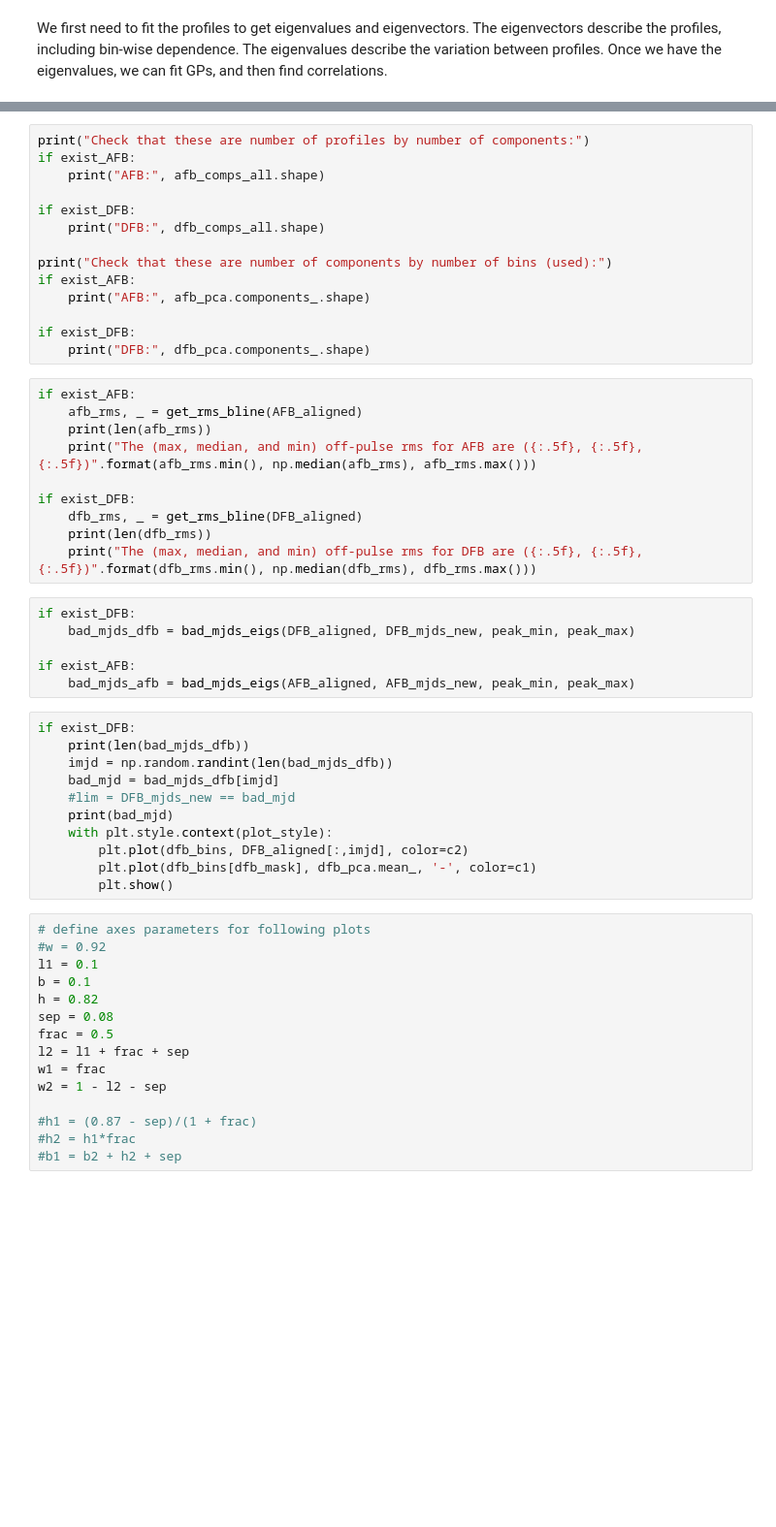
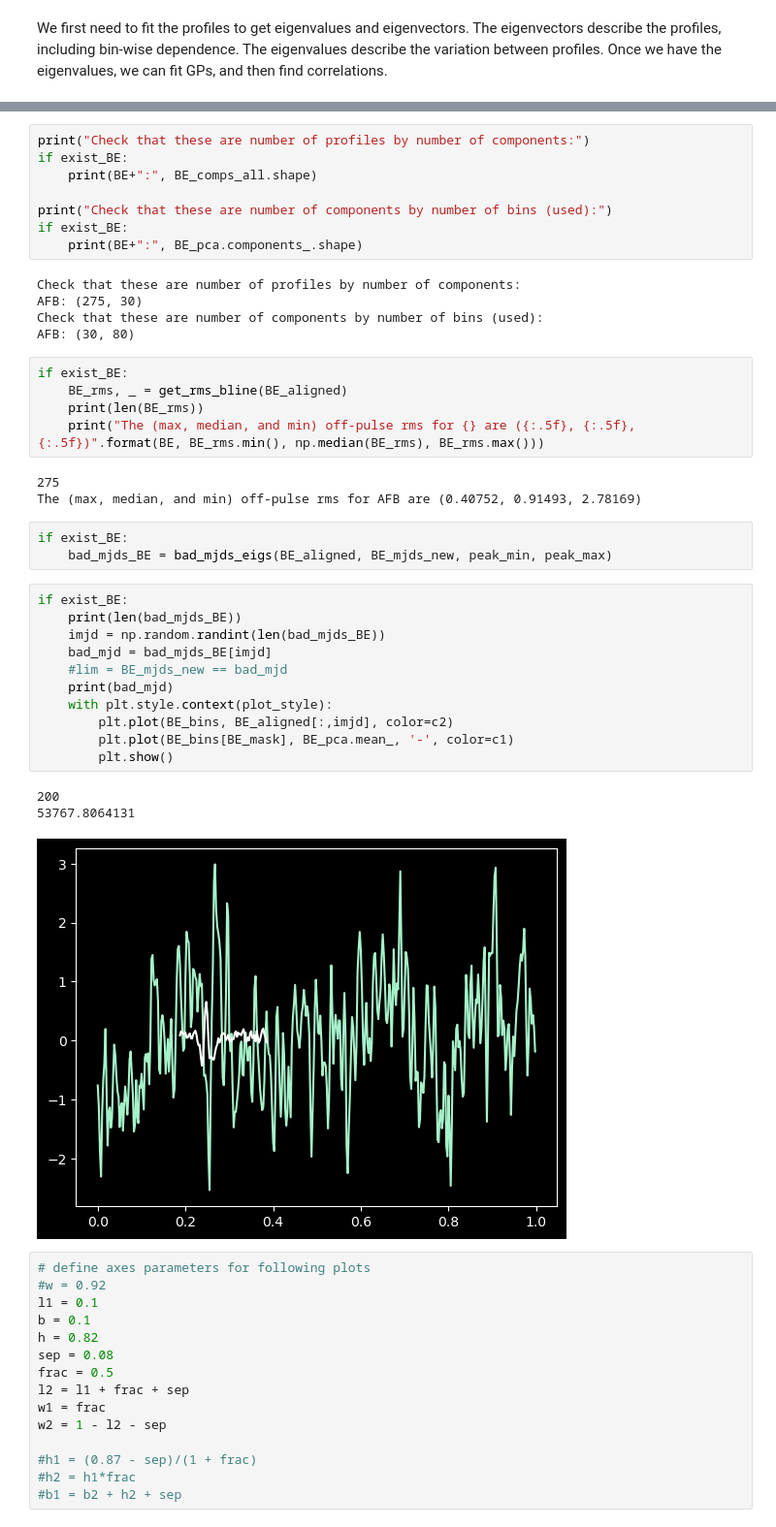
Before and after one commit to respiewak/psr_prof_pca, a Jupyter notebook: step_2_profile_pca.ipynb, the cells around one changed output, grey strips where cells are left out. Shown at 97% size. Drawn from its saved outputs; the diff is of its cells as text; blank space fills up the shorter version.

```diff
--- a/step_2_profile_pca.ipynb
+++ b/step_2_profile_pca.ipynb
@@ -265,44 +193,42 @@ if exist_AFB:
 # %%
 print("Check that these are number of profiles by number of components:")
-if exist_AFB:
-    print("AFB:", afb_comps_all.shape)
-
-if exist_DFB:
-    print("DFB:", dfb_comps_all.shape)
+if exist_BE:
+    print(BE+":", BE_comps_all.shape)
 
 print("Check that these are number of components by number of bins (used):")
-if exist_AFB:
-    print("AFB:", afb_pca.components_.shape)
-
-if exist_DFB:
-    print("DFB:", dfb_pca.components_.shape)
+if exist_BE:
+    print(BE+":", BE_pca.components_.shape)
+# %% [output]
+Check that these are number of profiles by number of components:
+AFB: (275, 30)
+Check that these are number of components by number of bins (used):
+AFB: (30, 80)
 # %%
-if exist_AFB:
-    afb_rms, _ = get_rms_bline(AFB_aligned)
-    print(len(afb_rms))
-    print("The (max, median, and min) off-pulse rms for AFB are ({:.5f}, {:.5f}, {:.5f})".format(afb_rms.min(), np.median(afb_rms), afb_rms.max()))
-
-if exist_DFB:
-    dfb_rms, _ = get_rms_bline(DFB_aligned)
-    print(len(dfb_rms))
-    print("The (max, median, and min) off-pulse rms for DFB are ({:.5f}, {:.5f}, {:.5f})".format(dfb_rms.min(), np.median(dfb_rms), dfb_rms.max()))
+if exist_BE:
+    BE_rms, _ = get_rms_bline(BE_aligned)
+    print(len(BE_rms))
+    print("The (max, median, and min) off-pulse rms for {} are ({:.5f}, {:.5f}, {:.5f})".format(BE, BE_rms.min(), np.median(BE_rms), BE_rms.max()))
+# %% [output]
+275
+The (max, median, and min) off-pulse rms for AFB are (0.40752, 0.91493, 2.78169)
 # %%
-if exist_DFB:
-    bad_mjds_dfb = bad_mjds_eigs(DFB_aligned, DFB_mjds_new, peak_min, peak_max)
-
-if exist_AFB:
-    bad_mjds_afb = bad_mjds_eigs(AFB_aligned, AFB_mjds_new, peak_min, peak_max)
+if exist_BE:
+    bad_mjds_BE = bad_mjds_eigs(BE_aligned, BE_mjds_new, peak_min, peak_max)
 # %%
-if exist_DFB:
-    print(len(bad_mjds_dfb))
-    imjd = np.random.randint(len(bad_mjds_dfb))
-    bad_mjd = bad_mjds_dfb[imjd]
-    #lim = DFB_mjds_new == bad_mjd
+if exist_BE:
+    print(len(bad_mjds_BE))
+    imjd = np.random.randint(len(bad_mjds_BE))
+    bad_mjd = bad_mjds_BE[imjd]
+    #lim = BE_mjds_new == bad_mjd
     print(bad_mjd)
     with plt.style.context(plot_style):
-        plt.plot(dfb_bins, DFB_aligned[:,imjd], color=c2)
-        plt.plot(dfb_bins[dfb_mask], dfb_pca.mean_, '-', color=c1)
+        plt.plot(BE_bins, BE_aligned[:,imjd], color=c2)
+        plt.plot(BE_bins[BE_mask], BE_pca.mean_, '-', color=c1)
         plt.show()
+# %% [output]
+200
+53767.8064131
+[figure, added]
 # %%
 # define axes parameters for following plots
 #w = 0.92
```
Also changed, not shown: parts of 27 cells of this notebook, 3 other files.
